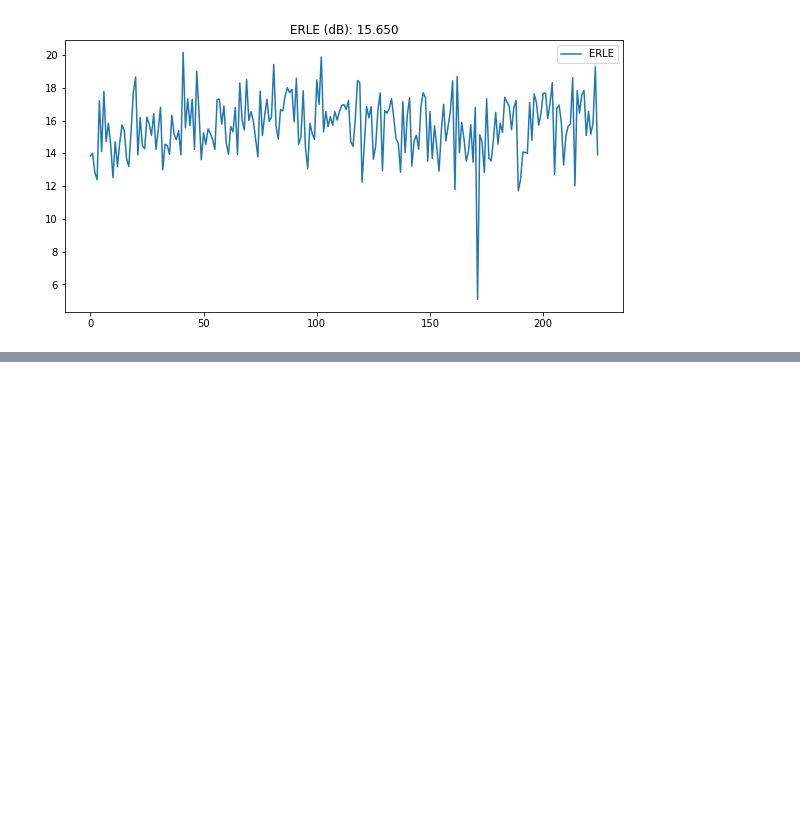
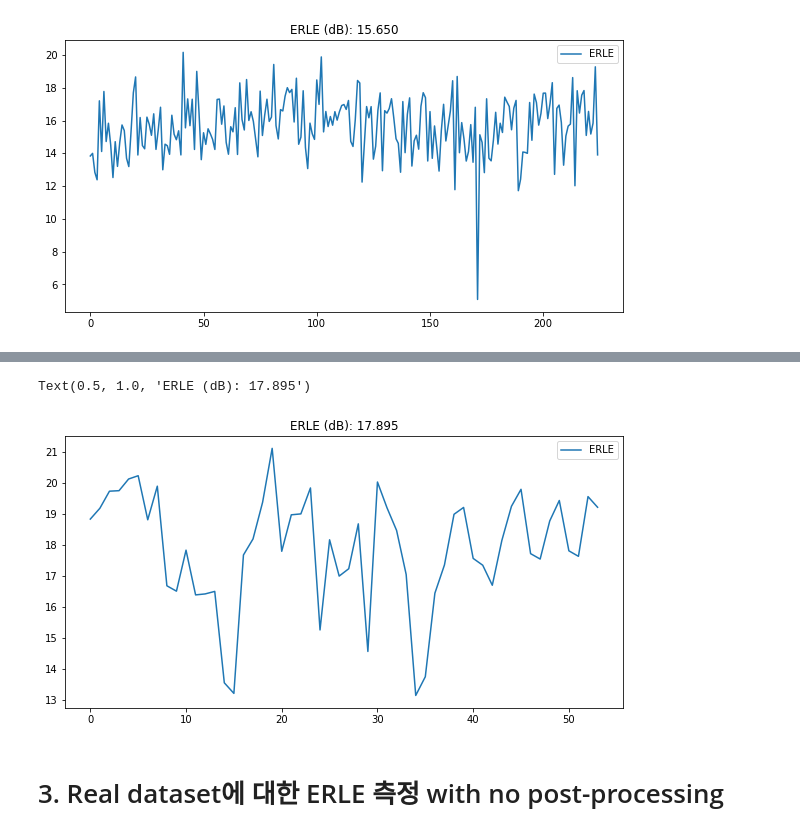
Before and after one commit to woosook0127/Speex_AEC_py, a Jupyter notebook: code/AEC_for_dataset.ipynb, the cells around one changed output, grey strips where cells are left out. Saved outputs shown, nothing was run; the diff lists cells and outputs as text; code cells hidden in the pictures; blank space fills up the shorter version.

```diff
--- a/code/AEC_for_dataset.ipynb
+++ b/code/AEC_for_dataset.ipynb
@@ -100,0 +187,42 @@ ipd.Audio(aec_echo, rate=16000)
+# %%
+# Define the path
+save_path = '/home/nas3/project/2023_LG_HA/20240719_meeting/AEC/AEC_crop/'
+save_folder =['d/', 'u/', 'y/', 'y_post/']
+
+file_list = []
+for folder in save_folder:
+    file_list.append(glob.glob(save_path + folder + '*.wav'))
+
+# Check the number of files
+len(file_list[0]), len(file_list[1]), len(file_list[2]), len(file_list[3])
+
+ERLE_arr = []
+
+# Calculate ERLE
+for idx in tqdm(range(len(file_list[0]))):
+    d, _ = sf.read(file_list[0][idx])
+    u, _ = sf.read(file_list[1][idx])
+    y, _ = sf.read(file_list[2][idx])
+    y_post, _ = sf.read(file_list[3][idx])
+
+    length = min(len(d), len(u), len(y), len(y_post))
+    d = d[:length]
+    u = u[:length]
+    y = y[:length]
+    y_post = y_post[:length]
+
+    erle = aec.calculate_erle(d, d-y_post, dropout=0.2,tag='real', opt_print=False)
+    ERLE_arr.append(erle)
+# %%
+import matplotlib.pyplot as plt
+
+
+plt.figure(figsize=(10, 5))
+plt.plot(ERLE_arr, label='ERLE')
+plt.legend()
+plt.title(f"ERLE (dB): {np.mean(ERLE_arr):.3f}")
+# %% [output]
+Text(0.5, 1.0, 'ERLE (dB): 17.895')
+[figure, added]
+# %% [markdown]
+# 3. Real dataset에 대한 ERLE 측정 with no post-processing
```
Also changed, not shown: parts of 26 cells of this notebook, 3 other files.
